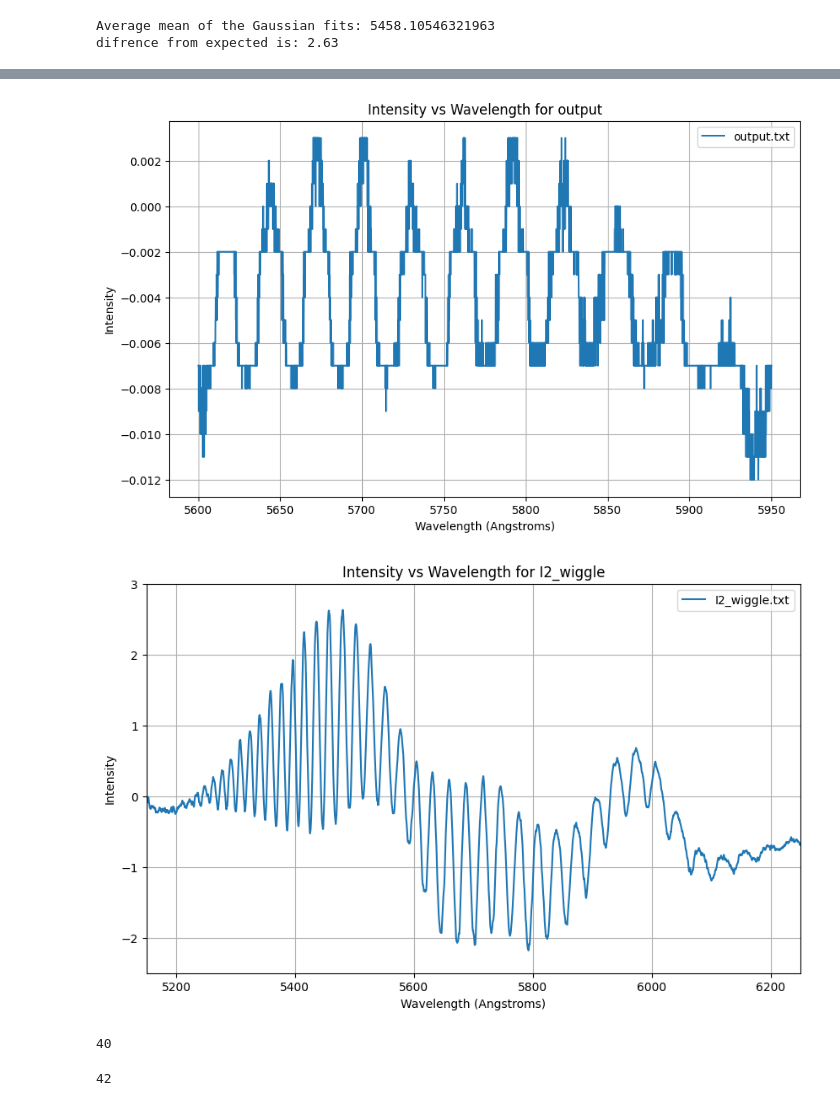
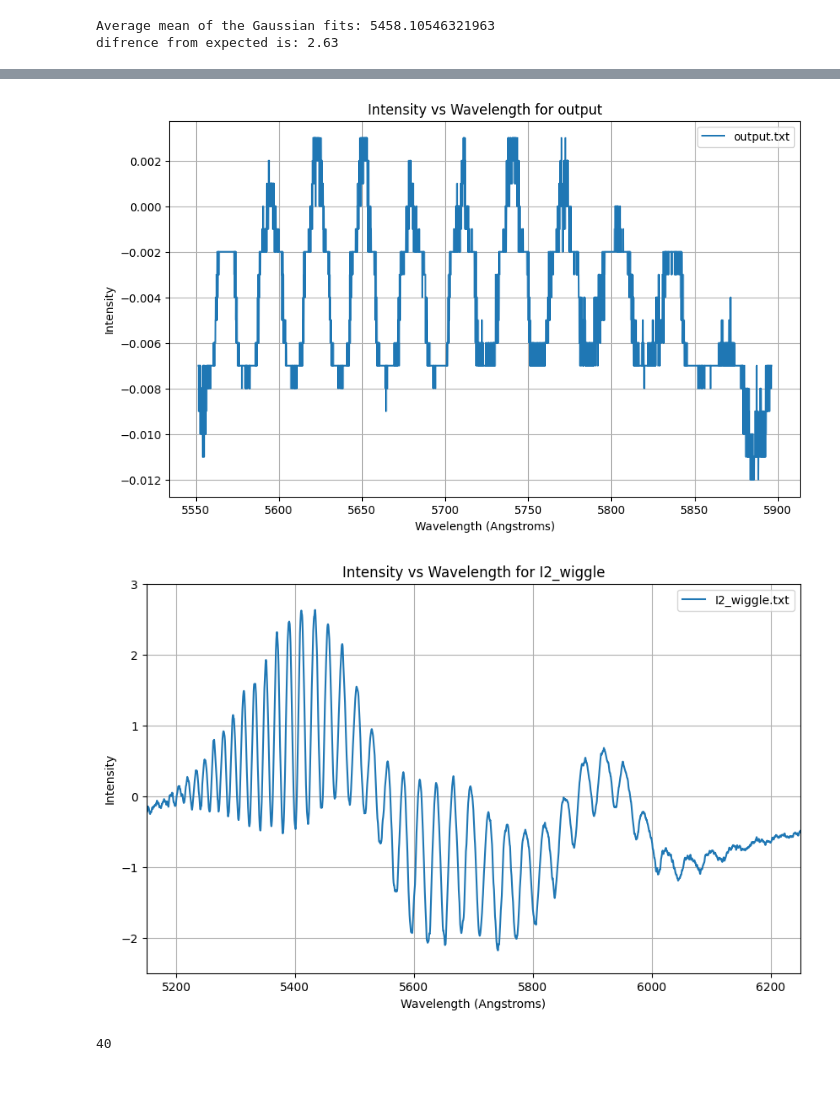
Before and after one commit to zbpetersbuf/CP1-24-final, a Jupyter notebook: zbpetersbuf/advlab3/thing.ipynb, the cells around one changed output, grey strips where cells are left out. Saved outputs shown, nothing was run; the diff lists cells and outputs as text; code cells hidden in the pictures.

```diff
--- a/zbpetersbuf/advlab3/thing.ipynb
+++ b/zbpetersbuf/advlab3/thing.ipynb
@@ -150,7 +429,7 @@ file_contents = spectrum.read_files('sodium_twin.txt')
 plt.figure(figsize=(10, 6))
 
 for file_path, data in file_contents.items():
-    time = [point[0] for point in data]
+    time = [0.985*point[0] + 35.505 for point in data]
     value = [point[1] for point in data]
 
     plt.plot(time, value, label=file_path.split('/')[-1])
@@ -175,7 +454,7 @@ file_contents = spectrum.read_files('quartzbulb_no_I2.txt')
 plt.figure(figsize=(10, 6))
 
 for file_path, data in file_contents.items():
-    time = [point[0] for point in data]
+    time = [0.985*point[0] + 35.505 for point in data]
     value = [point[1] for point in data]
 
     plt.plot(time, value, label=file_path.split('/')[-1])
@@ -200,7 +479,7 @@ file_contents = spectrum.read_files('quar_withI2_nowig.txt')
 plt.figure(figsize=(10, 6))
 
 for file_path, data in file_contents.items():
-    time = [point[0] for point in data]
+    time = [0.985*point[0] + 35.505 for point in data]
     value = [point[1] for point in data]
 
     plt.plot(time, value, label=file_path.split('/')[-1])
@@ -225,7 +504,7 @@ file_contents = absospec.read_files('output.txt')
 plt.figure(figsize=(10, 6))
 
 for file_path, data in file_contents.items():
-    time = [point[0] for point in data]
+    time = [0.985*point[0] + 35.505 for point in data]
     value = [point[1] for point in data]
 
     plt.plot(time, value, label=file_path.split('/')[-1])
@@ -237,39 +516,35 @@ plt.legend()
 plt.grid(True)
 plt.show()
 # %% [output]
-[figure, old version]
+[figure, new version]
 # %%
 import importlib
 import absospec
 importlib.reload(absospec)
 
 sys.path.append('/workspaces/CP1-24-final/zbpetersbuf/advlab3data/')
 
 file_contents = absospec.read_files('I2_wiggle.txt')
 
 plt.figure(figsize=(10, 6))
 
 for file_path, data in file_contents.items():
-    time = [point[0] for point in data]
+    time = [0.985*point[0] + 35.505 for point in data]
     value = [point[1] for point in data]
 
     plt.plot(time, value, label=file_path.split('/')[-1])
 
 plt.xlabel('Wavelength (Angstroms)')
 plt.ylabel('Intensity')
 plt.title(f'Intensity vs Wavelength for {'I2_wiggle'}')
 plt.xlim(5150, 6250)
 plt.ylim(-2.5, 3)
 plt.legend()
 plt.grid(True)
 plt.show()
 # %% [output]
-[figure, old version]
+[figure, new version]
 # %%
 print(40)
 # %% [output]
 40
-# %%
-print(6*7)
-# %% [output]
-42
```
Also changed, not shown: parts of 23 cells of this notebook, 2 other files.
